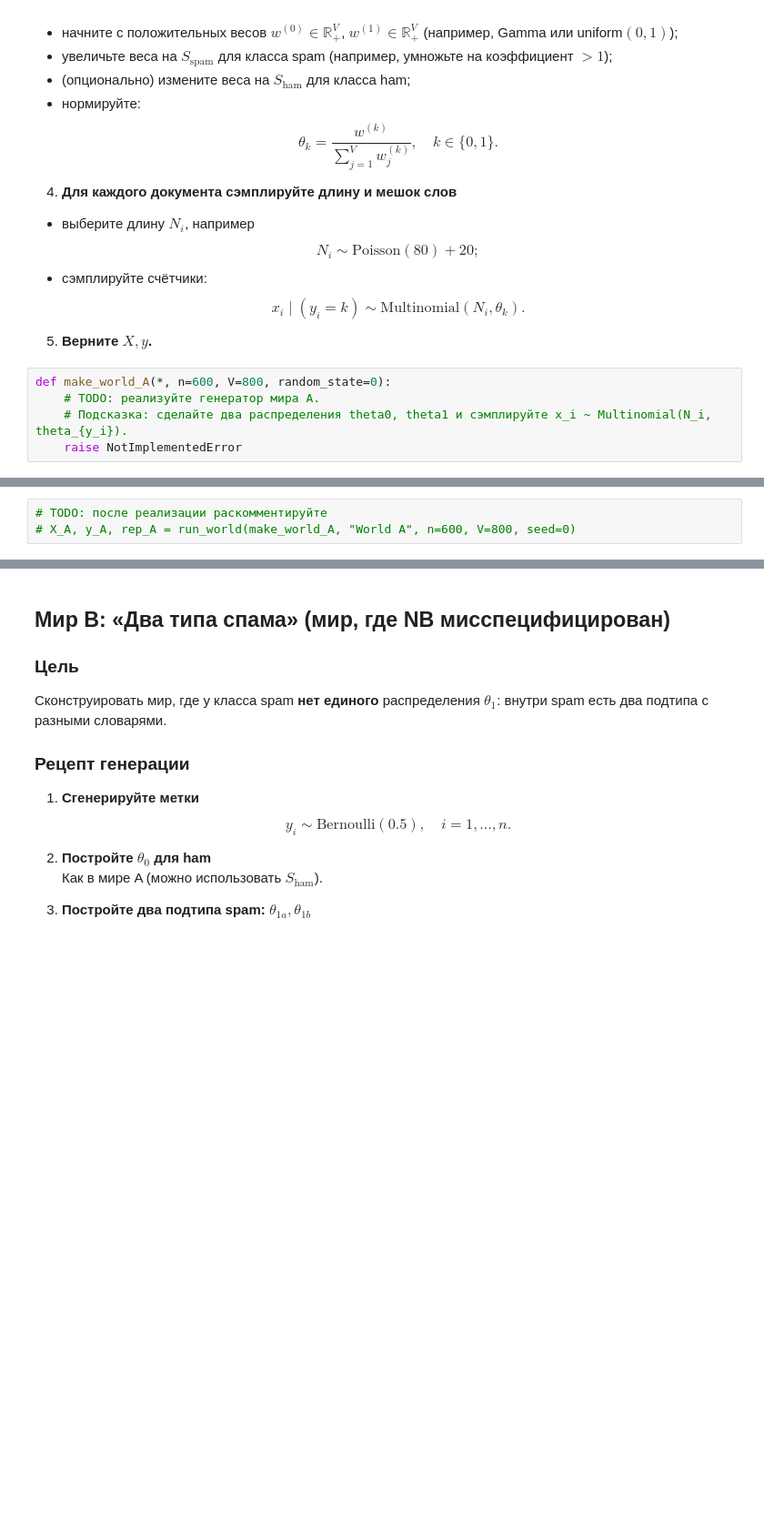
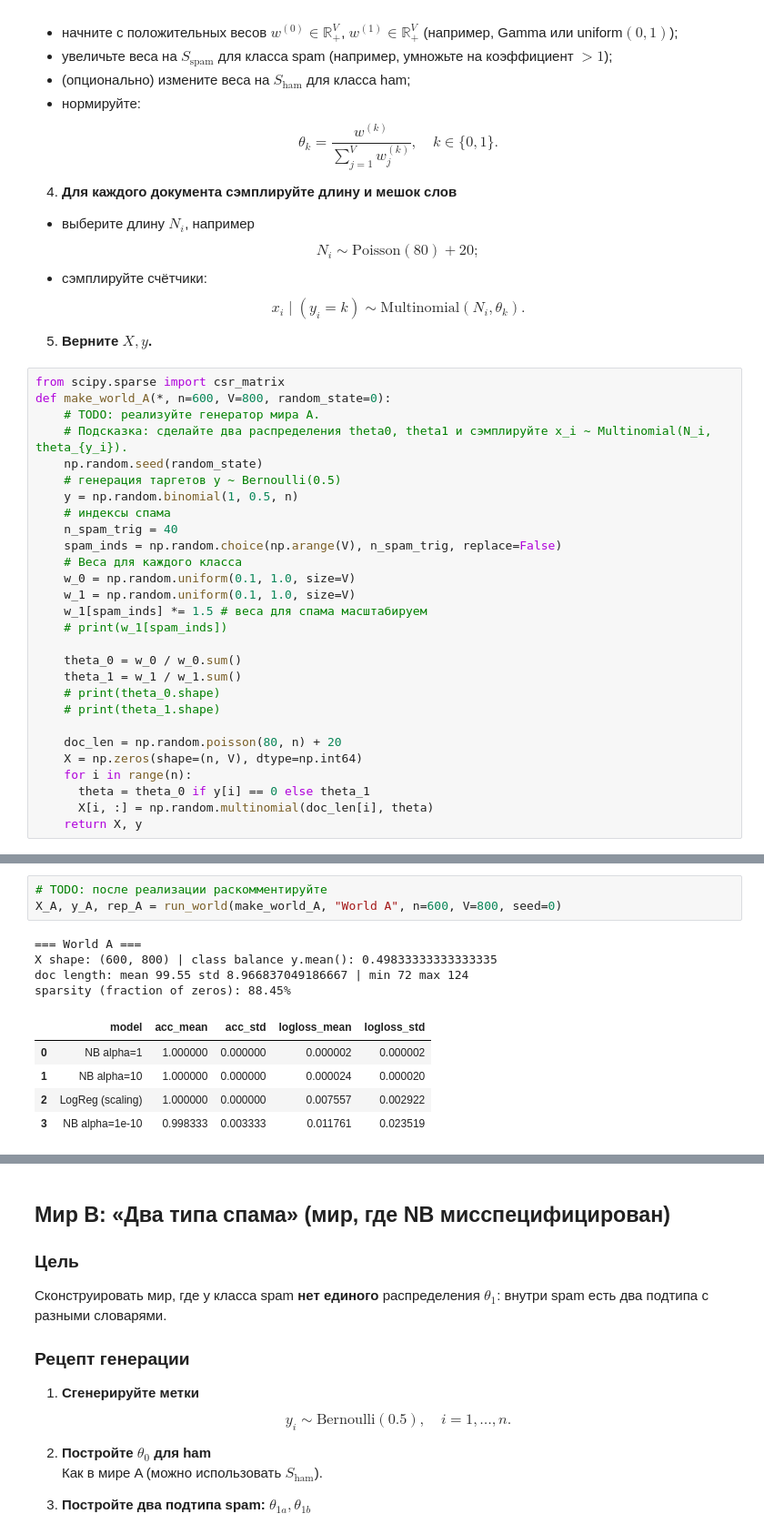
Before and after one commit to DmytryPan/ml-math-base-course, a Jupyter notebook: lab-03/Lab03.ipynb, the cells around one changed output, grey strips where cells are left out. Shown at 91% size. Cells and saved outputs as stored; diff of their text form; blank space fills up the shorter version.

Commit message:
add generator for worlds A and B

```diff
--- a/lab-03/Lab03.ipynb
+++ b/lab-03/Lab03.ipynb
@@ -152,7 +152,30 @@ $$x_i\mid (y_i=k)\sim \mathrm{Multinomial}(N_i,\theta_k).$$
 
 5) **Верните $X,y$.**
 # %%
+from scipy.sparse import csr_matrix
 def make_world_A(*, n=600, V=800, random_state=0):
     # TODO: реализуйте генератор мира A.
     # Подсказка: сделайте два распределения theta0, theta1 и сэмплируйте x_i ~ Multinomial(N_i, theta_{y_i}).
-    raise NotImplementedError
+    np.random.seed(random_state)
+    # генерация таргетов y ~ Bernoulli(0.5)
+    y = np.random.binomial(1, 0.5, n)
+    # индексы спама
+    n_spam_trig = 40
+    spam_inds = np.random.choice(np.arange(V), n_spam_trig, replace=False)
+    # Веса для каждого класса
+    w_0 = np.random.uniform(0.1, 1.0, size=V)
+    w_1 = np.random.uniform(0.1, 1.0, size=V)
+    w_1[spam_inds] *= 1.5 # веса для спама масштабируем
+    # print(w_1[spam_inds])
+
+    theta_0 = w_0 / w_0.sum()
+    theta_1 = w_1 / w_1.sum()
+    # print(theta_0.shape)
+    # print(theta_1.shape)
+
+    doc_len = np.random.poisson(80, n) + 20
+    X = np.zeros(shape=(n, V), dtype=np.int64)
+    for i in range(n):
+      theta = theta_0 if y[i] == 0 else theta_1
+      X[i, :] = np.random.multinomial(doc_len[i], theta)
+    return X, y
@@ -159,3 +202,13 @@ def make_world_A(*, n=600, V=800, random_state=0):
 # %%
 # TODO: после реализации раскомментируйте
-# X_A, y_A, rep_A = run_world(make_world_A, "World A", n=600, V=800, seed=0)
+X_A, y_A, rep_A = run_world(make_world_A, "World A", n=600, V=800, seed=0)
+# %% [output]
+=== World A ===
+X shape: (600, 800) | class balance y.mean(): 0.49833333333333335
+doc length: mean 99.55 std 8.966837049186667 | min 72 max 124
+sparsity (fraction of zeros): 88.45%
+|  | model | acc_mean | acc_std | logloss_mean | logloss_std |
+| 0 | NB alpha=1 | 1.000000 | 0.000000 | 0.000002 | 0.000002 |
+| 1 | NB alpha=10 | 1.000000 | 0.000000 | 0.000024 | 0.000020 |
+| 2 | LogReg (scaling) | 1.000000 | 0.000000 | 0.007557 | 0.002922 |
+| 3 | NB alpha=1e-10 | 0.998333 | 0.003333 | 0.011761 | 0.023519 |
```
Also changed, not shown: parts of 4 cells of this notebook.
